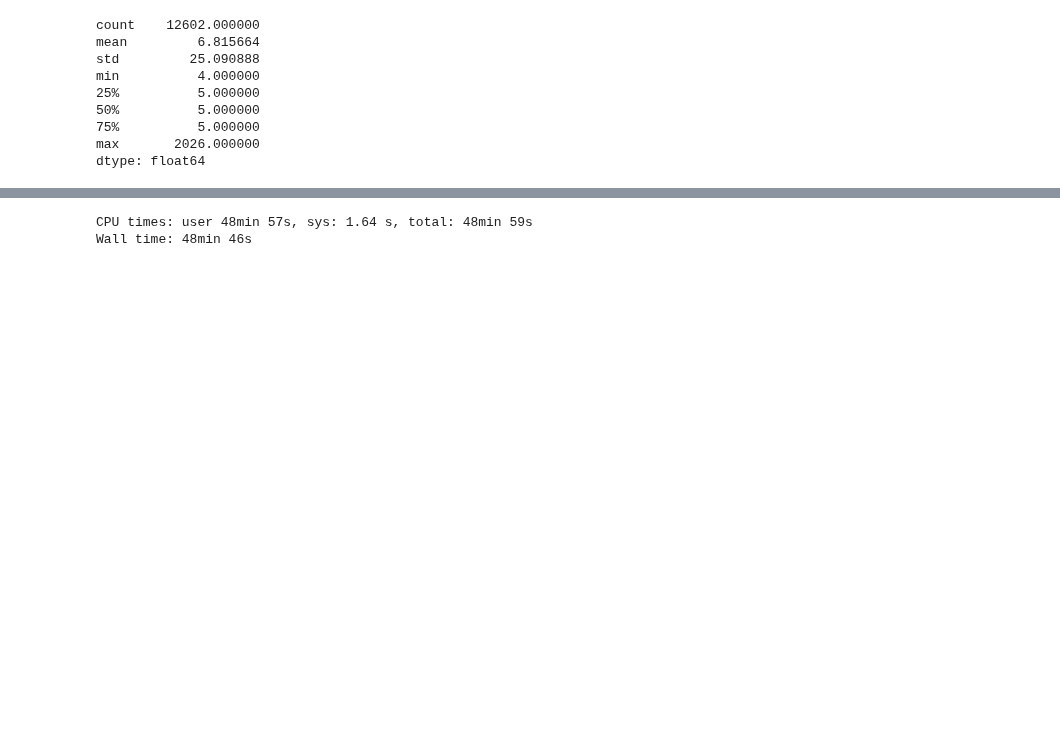
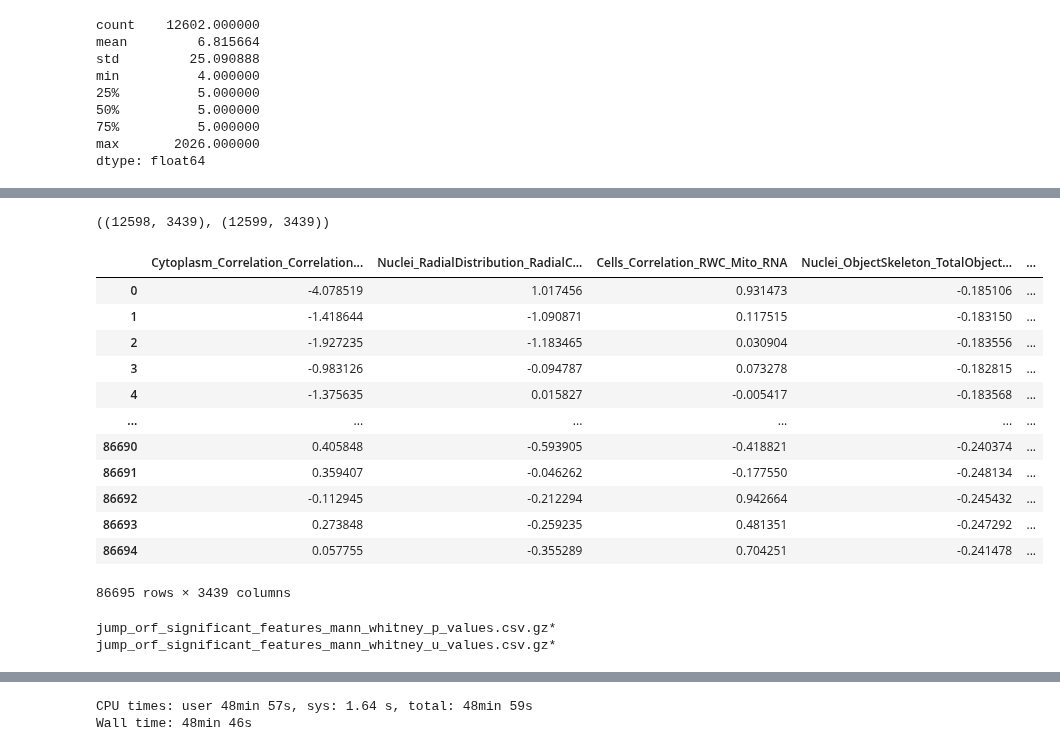
Before and after one commit to broadinstitute/SingleCell_Morphological_Analysis, a Jupyter notebook: scripts/jump_fq/hit_calling_periscope_strategy.ipynb, the cells around one changed output, grey strips where cells are left out. Drawn from its saved outputs; the diff is of its cells as text; code cells hidden in the pictures; blank space fills up the shorter version.

Commit message:
hit calling jump

```diff
--- a/scripts/jump_fq/hit_calling_periscope_strategy.ipynb
+++ b/scripts/jump_fq/hit_calling_periscope_strategy.ipynb
@@ -413,19 +404,27 @@ for dataset in datasets:
             (
                 cp_features,
                 cp_features_analysis_0,
-            ) = extract_cpfeature_names.extract_cpfeature_names(
-                df_rep_level_scaled
+            ) = extract_cpfeature_names.extract_cpfeature_names(df_rep_level_scaled)
+
+
+
+            df_genes = df_rep_level_scaled[
+                df_rep_level_scaled[ds_info_dict[dataset]["untreated_key_val"][0]]
+                != ds_info_dict[dataset]["untreated_key_val"][1]
+            ]
+
+            genes = list(
+                df_genes[~df_genes["Metadata_Symbol"].isnull()].Metadata_Symbol.unique()
             )
 
-
             sdfdsfds
-
-
-            df_genes = df_rep_level_scaled[df_rep_level_scaled[ds_info_dict[dataset]["untreated_key_val"][0]]!= \
-                                                 ds_info_dict[dataset]["untreated_key_val"][1]]
-
-            genes = list(df_genes[~df_genes['Metadata_Symbol'].isnull()].Metadata_Symbol.unique())
-            df_u_values , df_p_values = calculate_stats(ds_info_dict[dataset],cp_features_analysis_0, genes, df_rep_level_scaled, p_value)
+            df_u_values, df_p_values = calculate_stats(
+                ds_info_dict[dataset],
+                cp_features_analysis_0,
+                genes,
+                df_rep_level_scaled,
+                p_value,
+            )
 #             features_int = list(df_genes.columns)[2:]
 
 
@@ -474,2 +584,27 @@ df_u_values , df_p_values = calculate_stats_3(ds_info_dict[dataset],cp_features_
+# %%
+df_u_values.shape, df_p_values.shape
+# %% [output]
+((12598, 3439), (12599, 3439))
+# %%
+df_rep_level_scaled[cp_features_analysis_0].dtypes.unique()
+# %% [output]
+|  | Cytoplasm_Correlation_Correlation... | Nuclei_RadialDistribution_RadialC... | Cells_Correlation_RWC_Mito_RNA | Nuclei_ObjectSkeleton_TotalObject... | ... |
+| 0 | -4.078519 | 1.017456 | 0.931473 | -0.185106 | ... |
+| 1 | -1.418644 | -1.090871 | 0.117515 | -0.183150 | ... |
+| 2 | -1.927235 | -1.183465 | 0.030904 | -0.183556 | ... |
+| 3 | -0.983126 | -0.094787 | 0.073278 | -0.182815 | ... |
+| 4 | -1.375635 | 0.015827 | -0.005417 | -0.183568 | ... |
+| ... | ... | ... | ... | ... | ... |
+| 86690 | 0.405848 | -0.593905 | -0.418821 | -0.240374 | ... |
+| 86691 | 0.359407 | -0.046262 | -0.177550 | -0.248134 | ... |
+| 86692 | -0.112945 | -0.212294 | 0.942664 | -0.245432 | ... |
+| 86693 | 0.273848 | -0.259235 | 0.481351 | -0.247292 | ... |
+| 86694 | 0.057755 | -0.355289 | 0.704251 | -0.241478 | ... |
+86695 rows × 3439 columns
+# %%
+ls /home/ubuntu/bucket/projects/2016_08_01_RadialMitochondriaDistribution_donna/workspace/results/jump_fq/hit_calling_periscope
+# %% [output]
+jump_orf_significant_features_mann_whitney_p_values.csv.gz*
+jump_orf_significant_features_mann_whitney_u_values.csv.gz*
 # %%
 len(cp_features_analysis_0)
```
Also changed, not shown: parts of 54 cells of this notebook, 1 other file.
